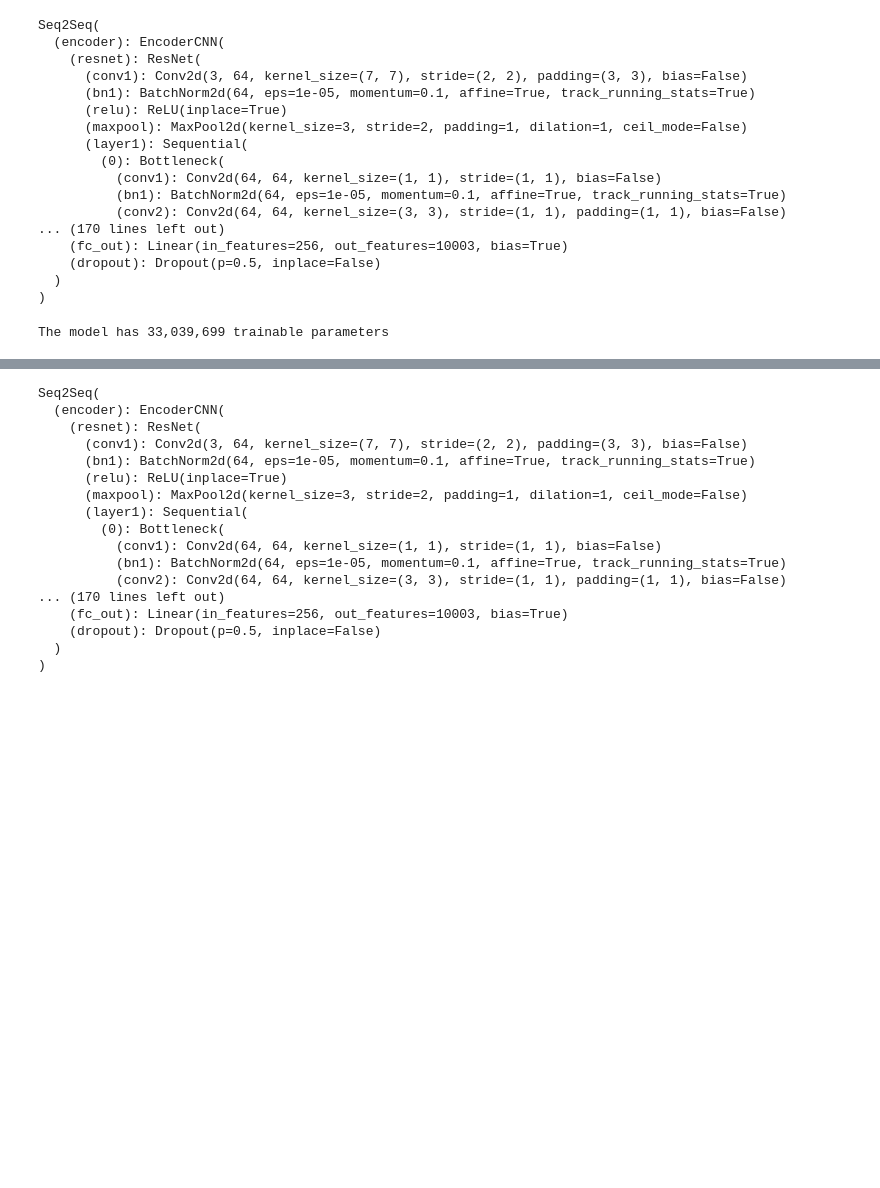
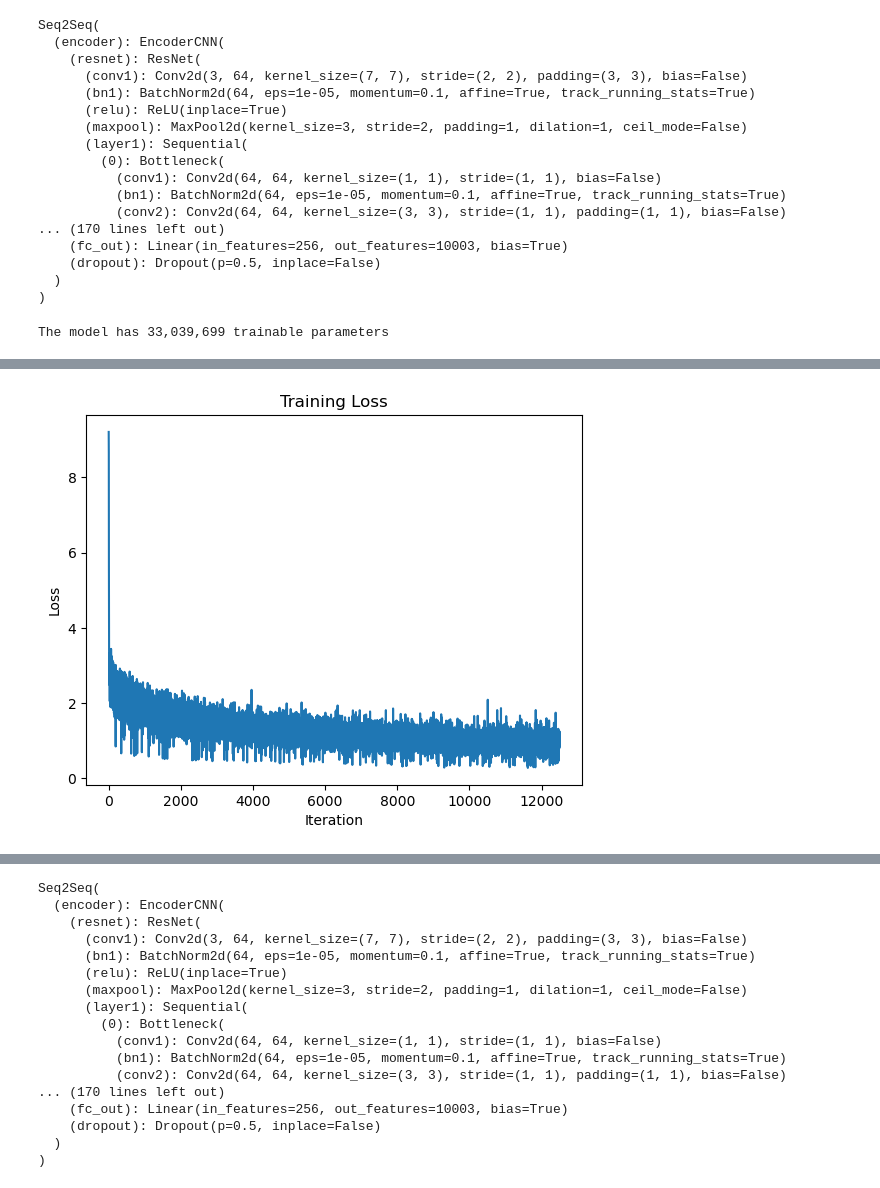
Before and after one commit to HuBaX/AI-Lab-Project, a Jupyter notebook: notebook/Seq2Seq.ipynb, the cells around one changed output, grey strips where cells are left out. Saved outputs shown, nothing was run; the diff lists cells and outputs as text; code cells hidden in the pictures; blank space fills up the shorter version.

```diff
--- a/notebook/Seq2Seq.ipynb
+++ b/notebook/Seq2Seq.ipynb
@@ -155,8 +156,10 @@ class Seq2Seq(nn.Module):
 
             #if teacher forcing, use actual next token as next input
             #if not, use predicted token)
-
-            input = trg[:,t] if random() < teacher_forcing_ratio else top1
+            if self.train:
+                input = trg[:,t] if random() < teacher_forcing_ratio else top1
+            else:
+                input = top1
         return outputs
 # %%
 dataset = DiffusionDataset(data_path, word2index_path, train_split_ratio=0.8, train=True)
@@ -164,10 +167,11 @@ dataset = DiffusionDataset(data_path, word2index_path, train_split_ratio=0.8, tr
 embed_size = 512
 hidden_size = 256
 output_size = dataset.vocab_size
+#n_layers = 5
 n_layers = 2
 dec_dropout = 0.5
 
-batch_size = 32
+batch_size = 64
 num_epochs = 10
 clip = 1
 
@@ -292,6 +297,8 @@ def get_translations(images, prompts):
 # %%
 # Training loop
 translations_list = []  # List to store translated sentences
+
+losses = []
 
 for epoch in range(num_epochs):
     model.train()
@@ -317,6 +324,7 @@ for epoch in range(num_epochs):
         torch.nn.utils.clip_grad_norm_(model.parameters(), clip)
         optimizer.step()
 
+        losses.append(loss.item())
         if i % batch_size == 0:
             print('Epoch [{}/{}], Step [{}/{}], Loss: {:.4f}, Perplexity: {:5.4f}'
                   .format(epoch + 1, num_epochs, i, len(data_loader), loss.item(), np.exp(loss.item())))
@@ -343,0 +352,9 @@ Epoch [10/10], Step [2496/2500], Loss: 1.4185, Perplexity: 4.1308
+# %%
+# Plot the losses
+plt.plot(losses)
+plt.xlabel('Iteration')
+plt.ylabel('Loss')
+plt.title('Training Loss')
+plt.show()
+# %% [output]
+[figure, added]
```
Also changed, not shown: parts of 14 cells of this notebook, 4 other files.
